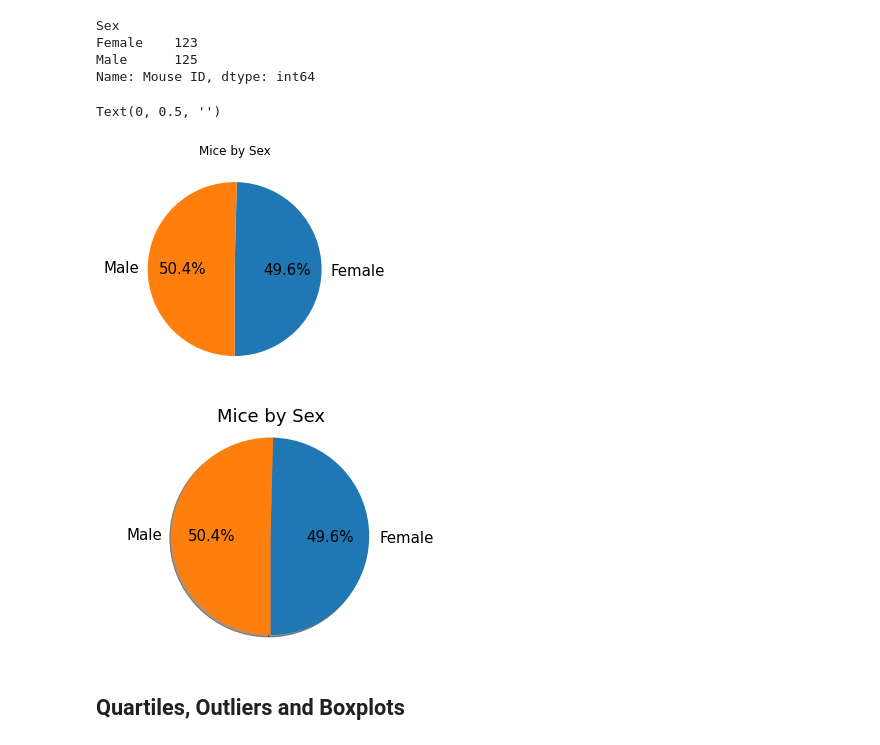
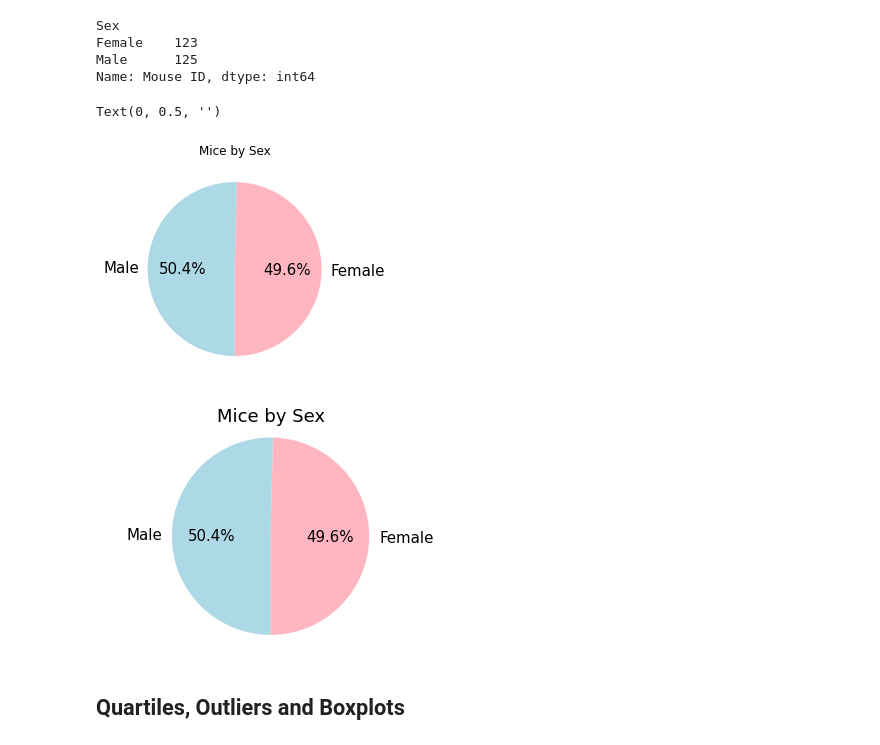
Before and after one commit to bgalde-dev/matplotlib-challenge, a Jupyter notebook: Pymaceuticals/pymaceuticals.ipynb, the cells around one changed output. Saved outputs shown, nothing was run; the diff lists cells and outputs as text; code cells hidden in the pictures.

```diff
--- a/Pymaceuticals/pymaceuticals.ipynb
+++ b/Pymaceuticals/pymaceuticals.ipynb
@@ -183,20 +221,21 @@ Name: Mouse ID, dtype: int64
 # %%
 # Generate a pie plot showing the distribution of female versus male mice using pandas
 # TODO Make Title size 15
-pandas_sex_plot = sex_data.plot(kind='pie',title='Mice by Sex',autopct='%1.1f%%', startangle=270, fontsize=15)
+colors = ['lightpink', 'lightblue']
+pandas_sex_plot = sex_data.plot(kind='pie',title='Mice by Sex',autopct='%1.1f%%', startangle=270, fontsize=15, colors = colors)
 pandas_sex_plot.set_ylabel('')
 # %% [output]
 Text(0, 0.5, '')
-[figure, old version]
+[figure, new version]
 # %%
 # Generate a pie plot showing the distribution of female versus male mice using pyplot
 plt.rcParams['font.size'] = 15
-plt.pie(sex_data.values, labels=sex_data.index, autopct="%1.1f%%", shadow=True, startangle=270)
+plt.pie(sex_data.values, labels=sex_data.index, autopct="%1.1f%%", shadow=False, startangle=270, colors=colors)
 plt.axis("equal")
 plt.title('Mice by Sex')
 plt.show()
 # %% [output]
-[figure, old version]
+[figure, new version]
 # %% [markdown]
 ## Quartiles, Outliers and Boxplots
 # %%
```
Also changed, not shown: parts of 18 cells of this notebook, 1 other file.
